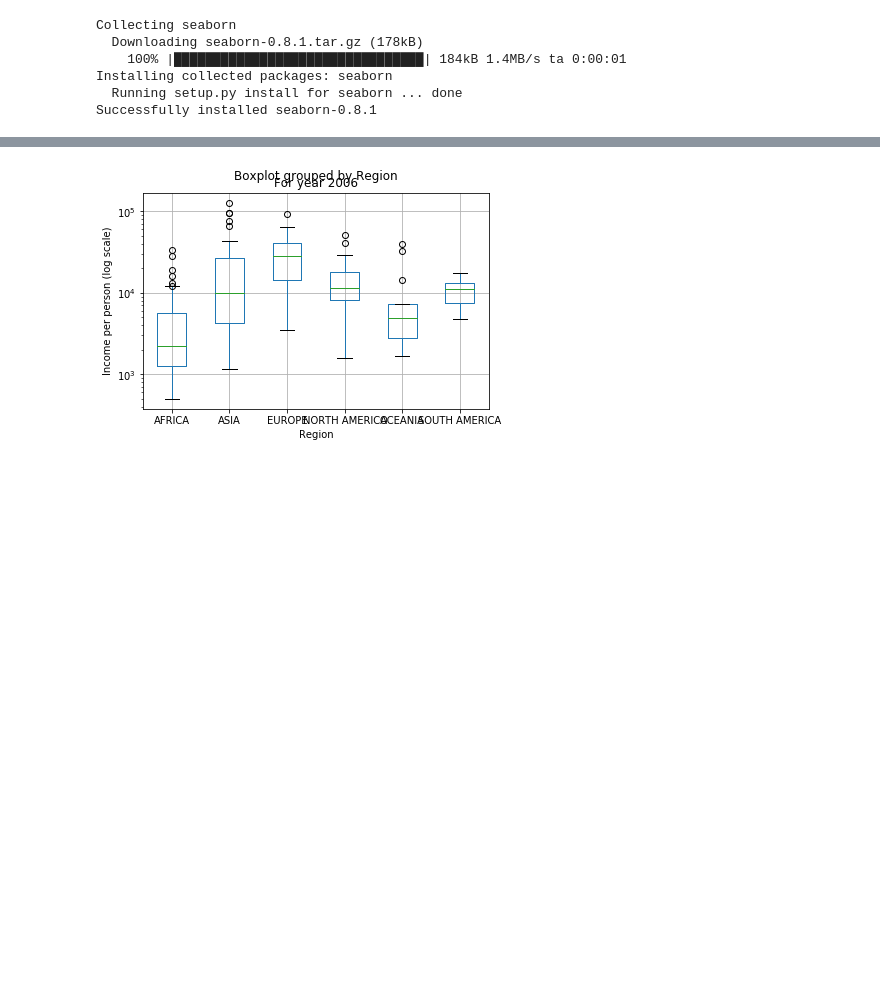
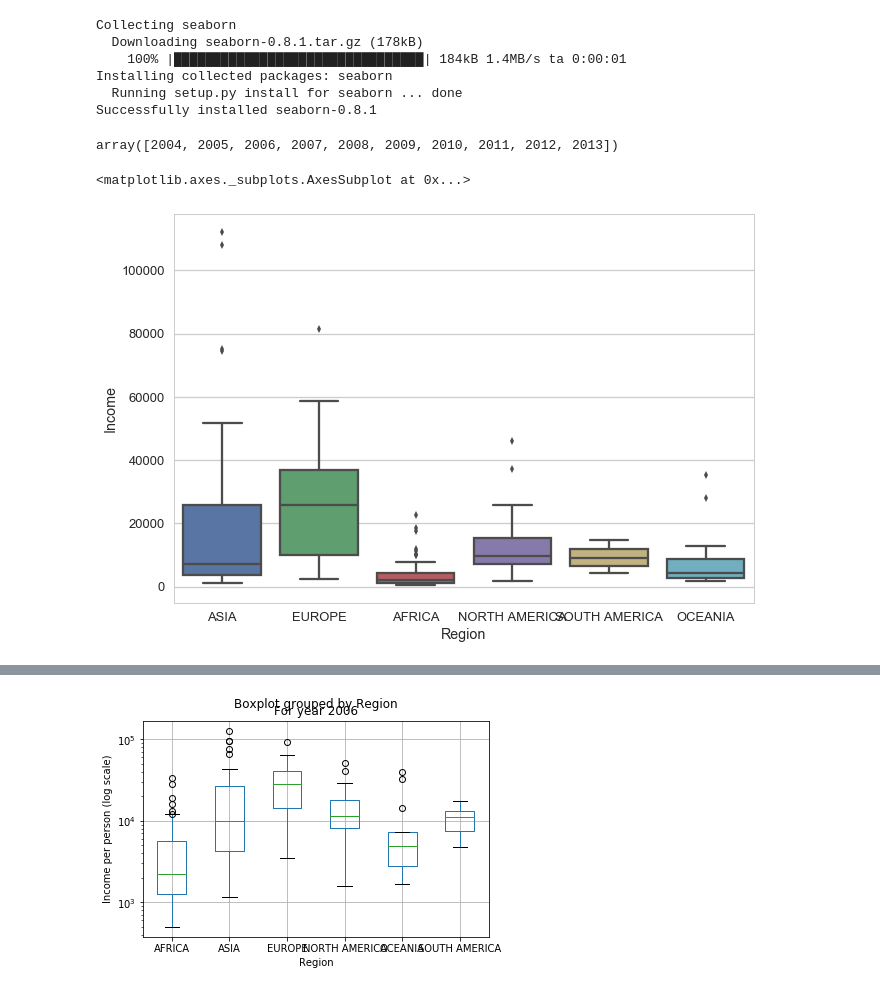
Before and after one commit to suicideBomber1/CS-109, a Jupyter notebook: HW1/HW1.ipynb, the cells around one changed output, grey strips where cells are left out. Saved outputs shown, nothing was run; the diff lists cells and outputs as text; code cells hidden in the pictures; blank space fills up the shorter version.

```diff
--- a/HW1/HW1.ipynb
+++ b/HW1/HW1.ipynb
@@ -284,0 +457,13 @@ Successfully installed xlrd-1.1.0
+# %%
+# Write a function to merge the countries and income data sets for any given year.
+
+df.head()
+# Country and Region are the columns in df
+# Testing for a particular year
+year = 2000
+year_income = pd.DataFrame(income.loc[income.index == year].values.transpose(), columns=['Income'])
+year_income['Country'] = income.columns
+year_income.set_index('Income')
+
+merged_df = pd.merge(year_income, df, on=['Country'])
+merged_df.head()
@@ -284,0 +477,10 @@ Successfully installed xlrd-1.1.0
+# %%
+# Write a function to merge the countries and income data sets for any given year.
+
+def mergeByYear(year):
+    year_income = pd.DataFrame(income.loc[income.index == year].values.transpose(), columns=['Income'])
+    year_income['Country'] = income.columns
+#     year_income.set_index['Income']
+
+    merged_df = pd.merge(year_income, df, on=['Country'])
+    return merged_df
@@ -440,3 +651,9 @@ Collecting seaborn
 Installing collected packages: seaborn
   Running setup.py install for seaborn ... done
 Successfully installed seaborn-0.8.1
+# %%
+mergeByYear(2001)
+last_10_years = years[-10:]
+last_10_years
+# %% [output]
+array([2004, 2005, 2006, 2007, 2008, 2009, 2010, 2011, 2012, 2013])
@@ -442,0 +663,8 @@ Successfully installed seaborn-0.8.1
+# %%
+# for year in last_10_years:
+year = 2000
+merged_df = mergeByYear(year)
+sns.boxplot(merged_df['Region'], merged_df['Income'])
+# %% [output]
+<matplotlib.axes._subplots.AxesSubplot at 0x...>
+[figure, added]
```
Also changed, not shown: parts of 35 cells of this notebook.
